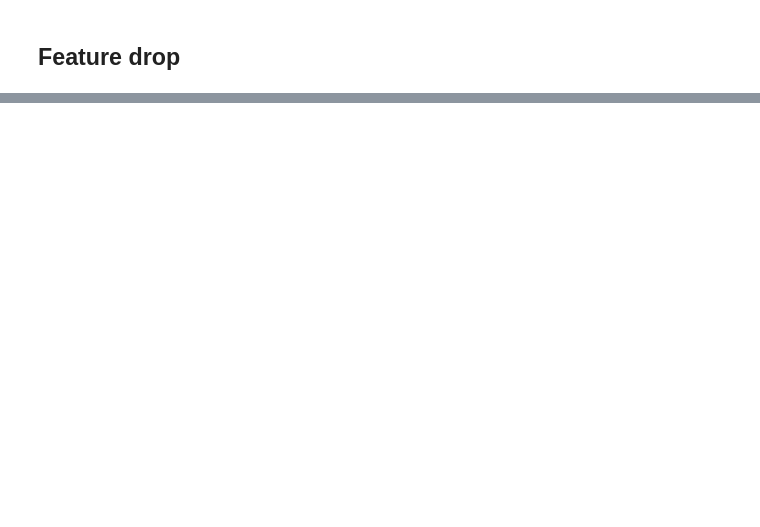
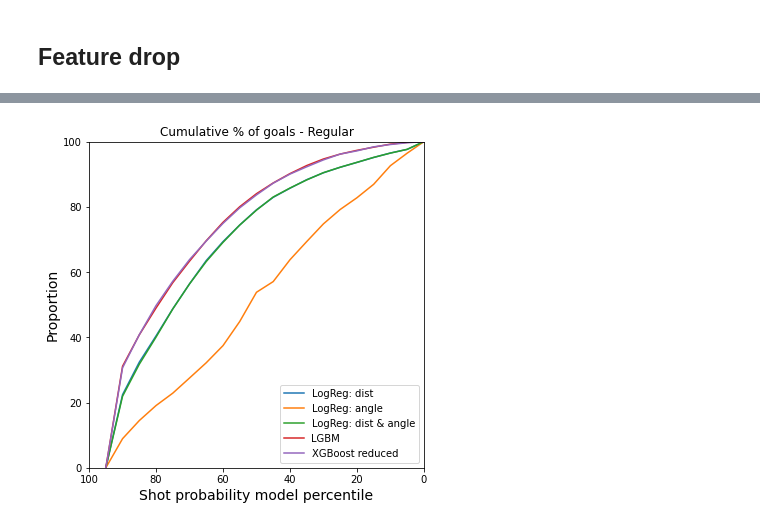
Before and after one commit to DS-IFT6750-project-collaboration/Hockey-all-star-analytics, a Jupyter notebook: run_xgboost.ipynb, the cells around one changed output, grey strips where cells are left out. Saved outputs shown, nothing was run; the diff lists cells and outputs as text; code cells hidden in the pictures; blank space fills up the shorter version.

```diff
--- a/run_xgboost.ipynb
+++ b/run_xgboost.ipynb
@@ -347,0 +362,30 @@ COMET INFO: Still uploading 6 file(s), remaining 694.18 KB/1.15 MB
+# %%
+def all_cumulative_proportion(y_true, y_results):
+    valid = pd.DataFrame()
+    valid['true_labels'] = np.array(y_true)
+    total_goal = np.sum(y_true)
+
+
+    for j in range(y_results.shape[1]):
+        y_proba = y_results.iloc[:, j]
+        percentile = [[np.percentile(y_proba, i), np.percentile(y_proba, i+5)] for i in range(0,100,5)]
+        cumulative = []
+        for i in range(0, len(percentile)-1):
+            goals = valid[(y_proba>=percentile[i][0]) & (y_true==1)].shape[0]
+            cumulative.append(goals*100/total_goal)
+        cumulative.append(0)
+
+        shot_prob_percentile = np.arange(0, 100, 5)
+
+        plt.plot(shot_prob_percentile, cumulative, label=y_results.columns[j])
+    plt.xlim(100, 0)
+    plt.ylim(0, 100)
+    plt.title("Cumulative % of goals - Regular")
+    plt.xlabel('Shot probability model percentile', fontsize=14)
+    plt.ylabel('Proportion', fontsize=14)
+    plt.legend()
+    plt.show()
+# %%
+all_cumulative_proportion(y_test_reg, reg_results)
+# %% [output]
+[figure, added]
```
Also changed, not shown: parts of 29 cells of this notebook, 16 other files.
